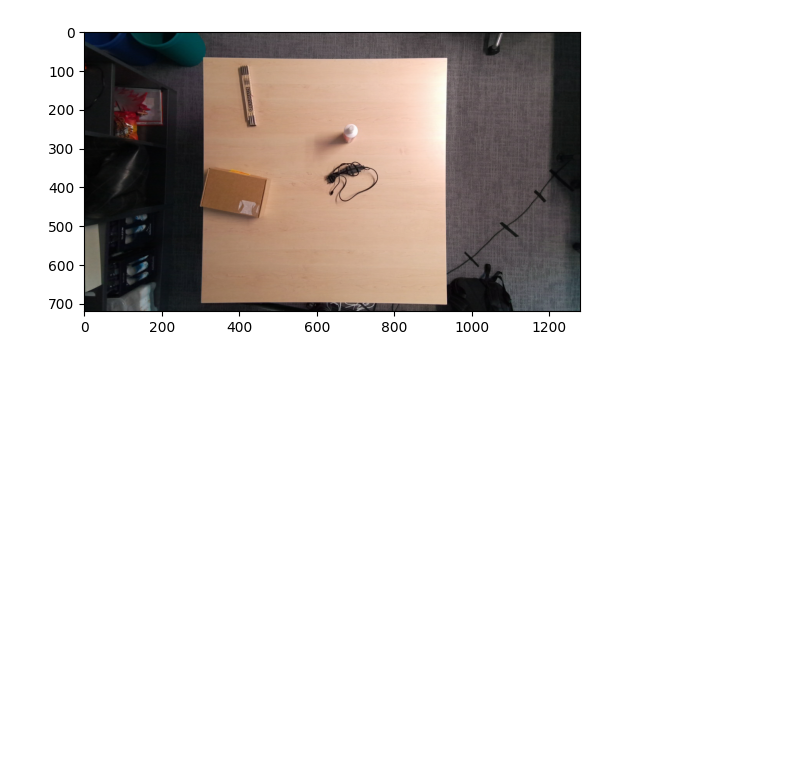
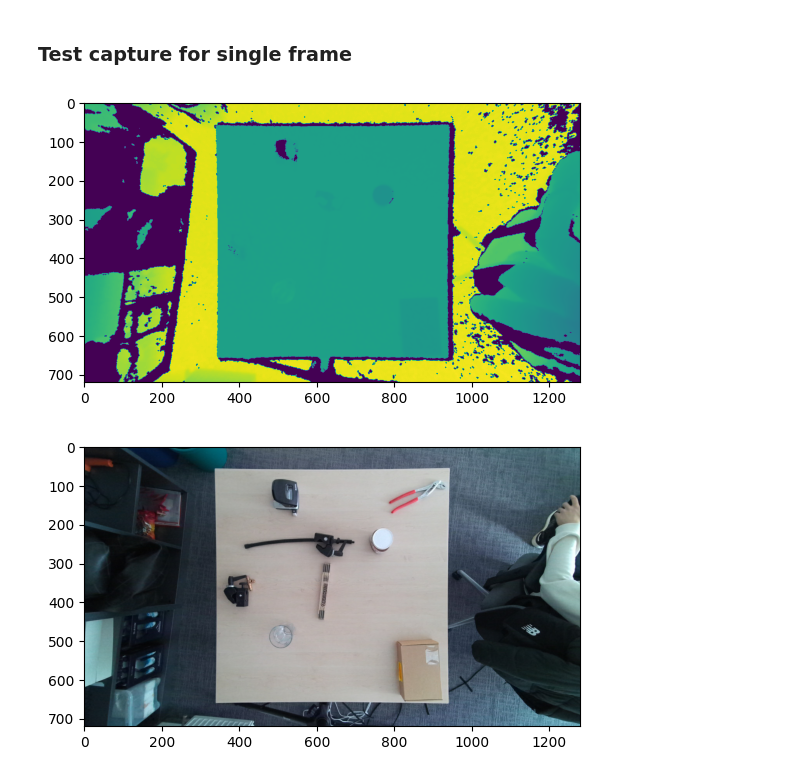
Before and after one commit to vigitia/Top-Down-Object-Detection, a Jupyter notebook: 01_capture_images.ipynb, the cells around one changed output. Drawn from its saved outputs; the diff is of its cells as text; code cells hidden in the pictures; blank space fills up the shorter version.

Commit message:
Add capture for depth and rgb

```diff
--- a/01_capture_images.ipynb
+++ b/01_capture_images.ipynb
@@ -13,0 +15,2 @@ from pyk4a import PyK4A, Config
+# %% [markdown]
+### Test capture for single frame
@@ -14,17 +41,29 @@ from pyk4a import PyK4A, Config
 # %%
-from pyk4a import PyK4A
-
 # Load camera with the default config
-k4a = PyK4A()
+k4a = PyK4A(
+    Config(
+        camera_fps= pyk4a.FPS.FPS_5,
+        depth_mode=pyk4a.DepthMode.WFOV_UNBINNED
+    )
+)
 k4a.start()
 
 # Get the next capture (blocking function)
 capture = k4a.get_capture()
+
+# Convert BGR to RGB
 img_color = capture.color
+img_color = img_color[:, :, 2::-1]
+img_depth = capture.depth
+img_depth = depth_image_to_color_camera(img_depth, k4a.calibration, True)
 
 # Display with pyplot
-from matplotlib import pyplot as plt
-plt.imshow(img_color[:, :, 2::-1]) # BGRA to RGB
+plt.imshow(img_depth)
 plt.show()
+plt.imshow(img_color)
+plt.show()
+
+k4a.stop()
 # %% [output]
-[figure, old version]
+[figure, new version]
+[figure, added]
```
Also changed, not shown: parts of 16 cells of this notebook.
